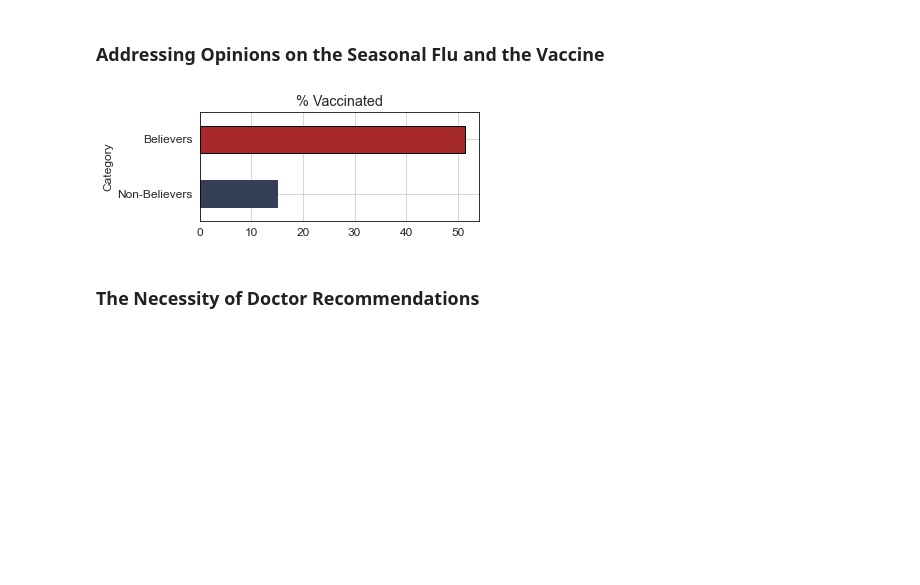
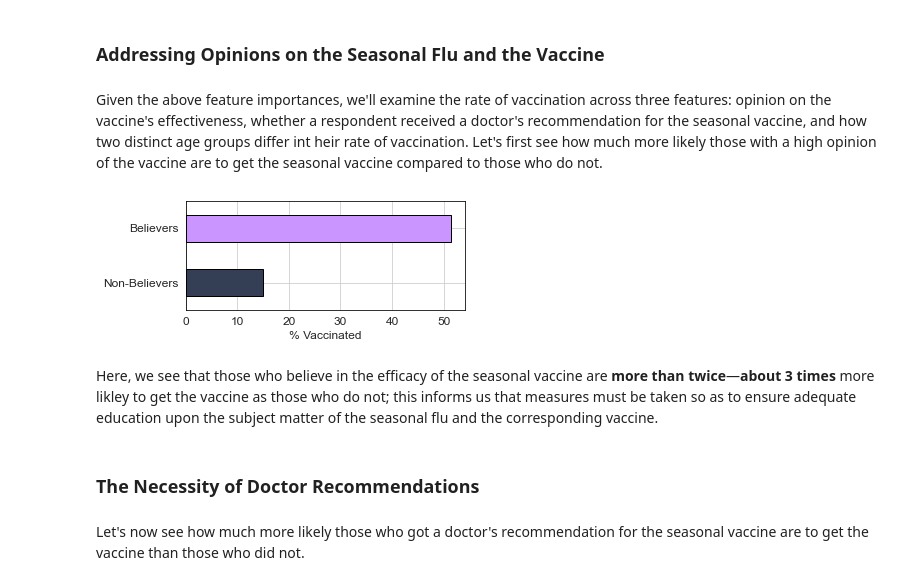
Before and after one commit to pmjustafort/flushotlearning, a Jupyter notebook: index.ipynb, the cells around one changed output. Cells and saved outputs as stored; diff of their text form; code cells hidden in the pictures; blank space fills up the shorter version.

```diff
--- a/index.ipynb
+++ b/index.ipynb
@@ -527,5 +655,7 @@ plt.title('Top 10 Feature Importances for the Best Model');
 # %% [markdown]
 ### Addressing Opinions on the Seasonal Flu and the Vaccine
+# %% [markdown]
+Given the above feature importances, we'll examine the rate of vaccination across three features: opinion on the vaccine's effectiveness, whether a respondent received a doctor's recommendation for the seasonal vaccine, and how two distinct age groups differ int heir rate of vaccination. Let's first see how much more likely those with a high opinion of the vaccine are to get the seasonal vaccine compared to those who do not.
 # %%
 # Likelihood of getting the vaccine based on belief
 
@@ -559,11 +689,3 @@ opinion = {
 }
 
 opinion = pd.DataFrame(opinion).set_index('Category')
-ax2 = opinion.iloc[::-1].plot.barh(color='#A82929', edgecolor='k', legend=False, figsize=(5, 2))
-
-for i in range(1):
-    ax2.get_children()[i].set_color('#343f56')
-
-plt.title('% Vaccinated');
-# %% [output]
-[figure, removed]
@@ -572,5 +692,20 @@ opinion.to_csv('data/vaccination_opinion.csv')
+# %%
+ax2 = opinion.iloc[::-1].plot.barh(color='#CA95FF', edgecolor='k', legend=False, figsize=(5, 2))
+
+for i in range(1):
+    ax2.get_children()[i].set_color('#343f56')
+    ax2.get_children()[i].set_edgecolor('k')
+
+plt.xlabel('% Vaccinated')
+plt.ylabel('');
+# %% [output]
+[figure, added]
+# %% [markdown]
+Here, we see that those who believe in the efficacy of the seasonal vaccine are **more than twice**—**about 3 times** more likley to get the vaccine as those who do not; this informs us that measures must be taken so as to ensure adequate education upon the subject matter of the seasonal flu and the corresponding vaccine.
 # %% [markdown]
 ### The Necessity of Doctor Recommendations
+# %% [markdown]
+Let's now see how much more likely those who got a doctor's recommendation for the seasonal vaccine are to get the vaccine than those who did not.
 # %%
 # Likelihood of getting the vaccine given a recommendation from the doctor
 
```
Also changed, not shown: parts of 58 cells of this notebook, 1 other file.
